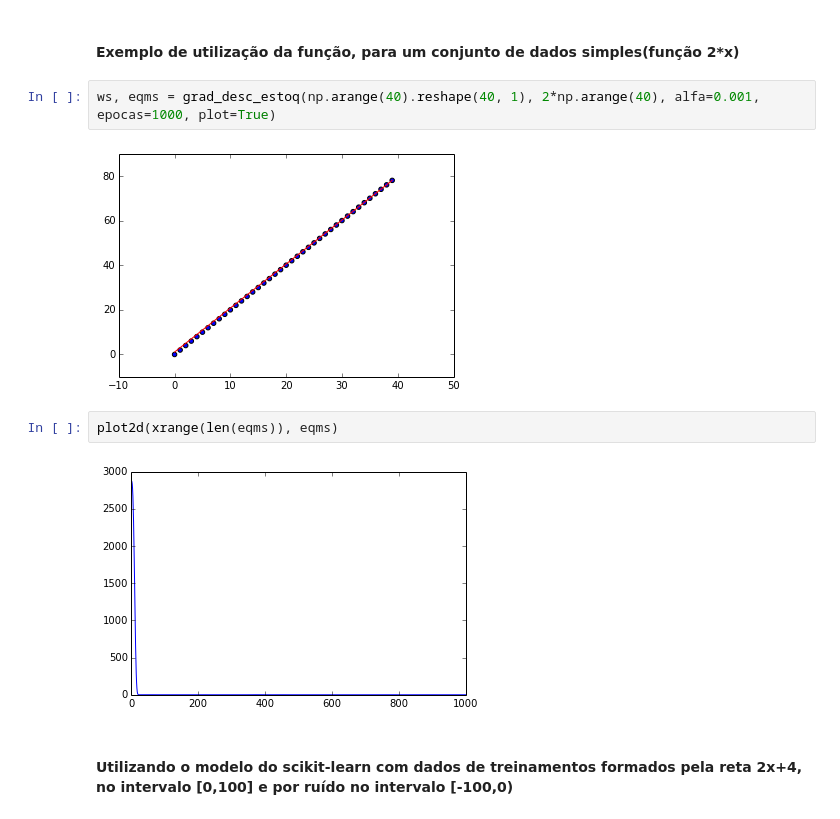
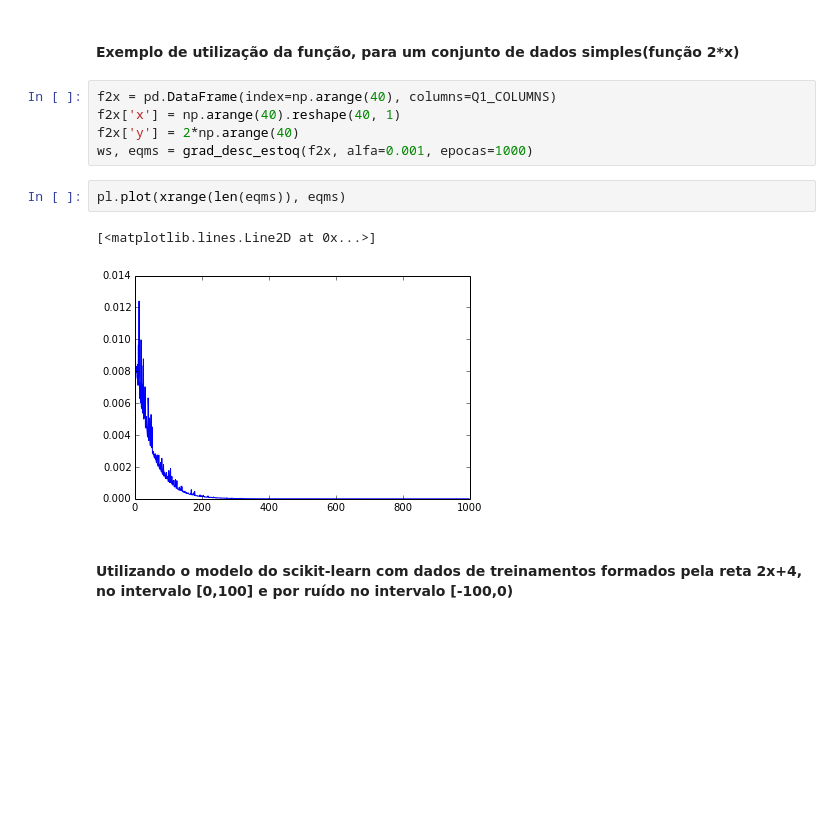
Before and after one commit to abevieiramota/mestrado-AA, a Jupyter notebook: Trabalho 1.ipynb, the cells around one changed output. Drawn from its saved outputs; the diff is of its cells as text; blank space fills up the shorter version.

```diff
--- a/Trabalho 1.ipynb
+++ b/Trabalho 1.ipynb
@@ -177,13 +136,15 @@ Podemos pensar cada época de treinamento como um incremento no aprendizado.
 # %% [markdown]
 #### Exemplo de utilização da função, para um conjunto de dados simples(função 2*x)
 # %%
-ws, eqms = grad_desc_estoq(np.arange(40).reshape(40, 1), 2*np.arange(40), alfa=0.001, epocas=1000, plot=True)
+f2x = pd.DataFrame(index=np.arange(40), columns=Q1_COLUMNS)
+f2x['x'] = np.arange(40).reshape(40, 1)
+f2x['y'] = 2*np.arange(40)
+ws, eqms = grad_desc_estoq(f2x, alfa=0.001, epocas=1000)
-# %% [output]
-[figure, removed]
 # %%
-plot2d(xrange(len(eqms)), eqms)
+pl.plot(xrange(len(eqms)), eqms)
 # %% [output]
+[<matplotlib.lines.Line2D at 0x...>]
-[figure, old version]
+[figure, new version]
 # %% [markdown]
 #### Utilizando o modelo do scikit-learn com dados de treinamentos formados pela reta 2x+4, no intervalo [0,100] e por ruído no intervalo [-100,0)
 # %%
```
Also changed, not shown: parts of 27 cells of this notebook, 1 other file.
